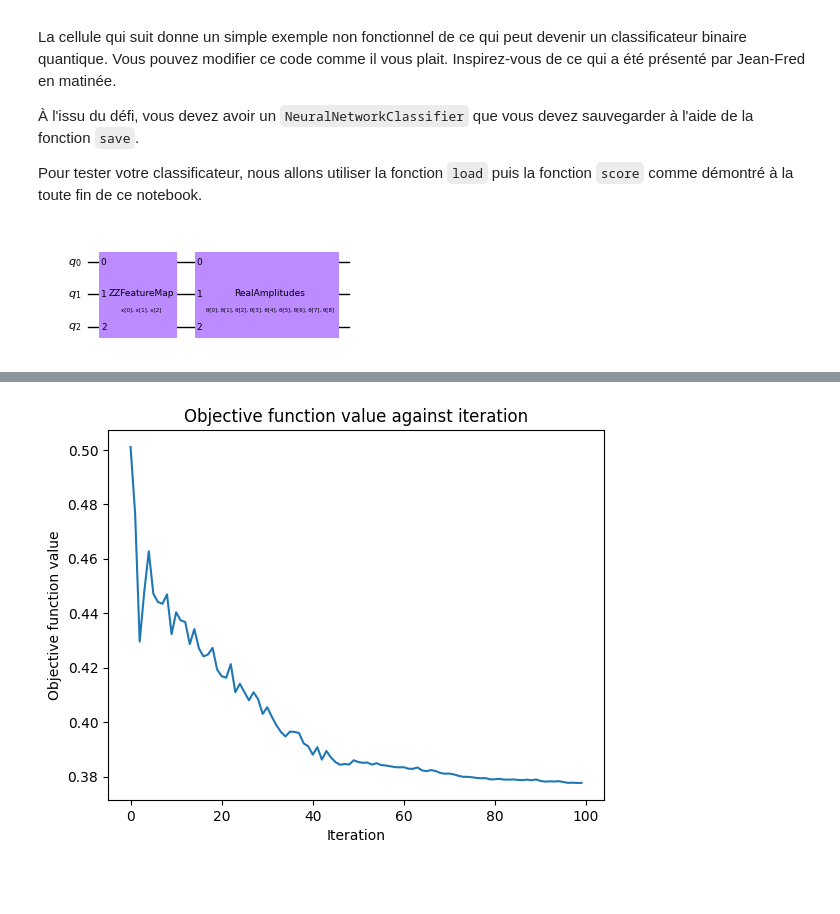
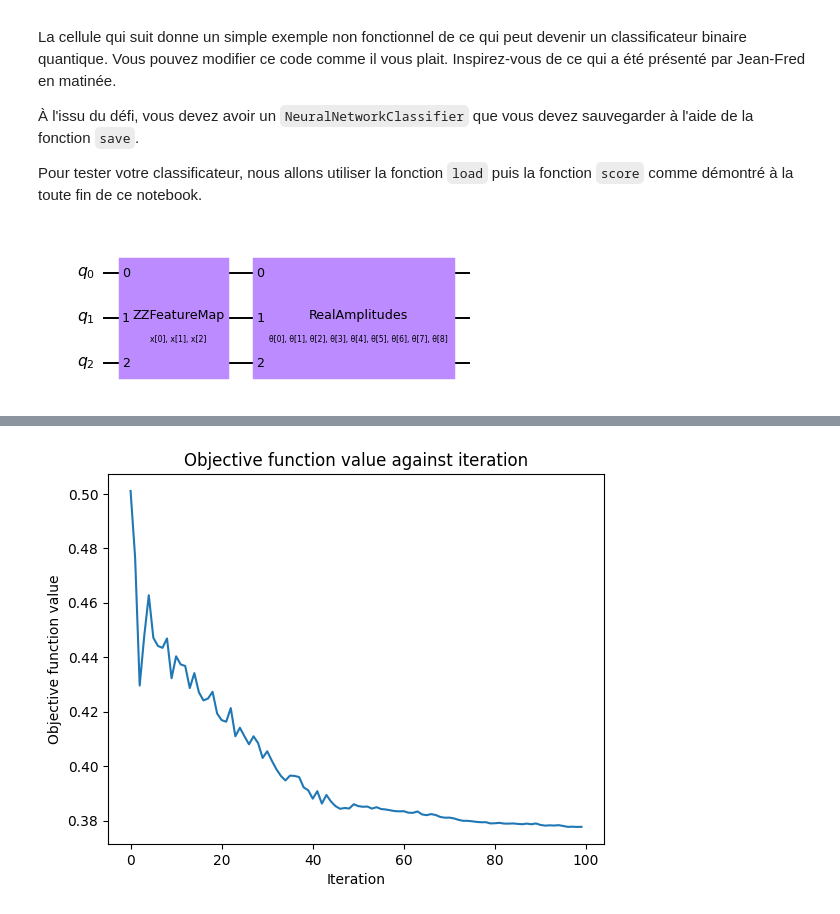
Before and after one commit to CharlesAntoineParent/hackaton_quantique, a Jupyter notebook: qml_classifier.ipynb, the cells around one changed output, grey strips where cells are left out. Drawn from its saved outputs; the diff is of its cells as text; code cells hidden in the pictures; blank space fills up the shorter version.

Commit message:
cleaned slightly the notebook and added image of model structure

```diff
--- a/qml_classifier.ipynb
+++ b/qml_classifier.ipynb
@@ -61,64 +61,44 @@ qc = feature_map.compose(ansatz)
 x0 = np.random.random(ansatz.num_parameters)
 
 objective_func_vals = []
-validation_loss = []
-stop = False
-
-# qc.append(feature_map, qc.qubits)
-# qc.append(ansatz, qc.qubits)
-
-def callback_fct(weights, obj_func_eval):
-    objective_func_vals.append(obj_func_eval)
-    print(objective_func_vals)
+#validation_loss = []
 
 def callback_graph(weights, obj_func_eval):
     clear_output(wait=True)
     objective_func_vals.append(obj_func_eval)
     plt.title("Objective function value against iteration")
     plt.xlabel("Iteration")
     plt.ylabel("Objective function value")
     plt.plot(range(len(objective_func_vals)), objective_func_vals)
-    plt.plot(range(len(validation_loss), validation_loss)
+    # TODO compute validation loss
+    #plt.plot(range(len(validation_loss)), validation_loss)
     plt.show()
 
 
 def parite(x):
     return "{:b}".format(x).count("1") % 2
 
 sampler = Sampler()
 qnn = SamplerQNN(
     circuit=qc,
     sampler=sampler,
     input_params=feature_map.parameters,
     weight_params=ansatz.parameters,
     interpret=parite,
     output_shape=2
 )
 
-
-#estimator = Estimator()
-# observable = SparsePauliOp('IIIIIIIIZ')
-#observable = SparsePauliOp('IIY')
-#qnn = EstimatorQNN(
-#    estimator=estimator,
-#    circuit=qc,
-#    input_params=feature_map.parameters,
-#    weight_params=ansatz.parameters,
-#    observables=observable
-#)
-
-
 nnc = NeuralNetworkClassifier(
     qnn,
     optimizer=COBYLA(maxiter=100),
     loss=l2_loss,
     initial_point=x0,
     callback=callback_graph)
 
-qc.draw('mpl', scale=0.5)
+qc.draw('mpl', scale=0.7)
 # nnc.fit(X, y)
 # %% [output]
-[figure, old version]
+[figure, new version]
 # %%
 predictions = nnc.predict(X_scaled)
 scores = nnc.score(X_scaled_test, y_test)
```
Also changed, not shown: parts of 2 cells of this notebook, 1 other file.
